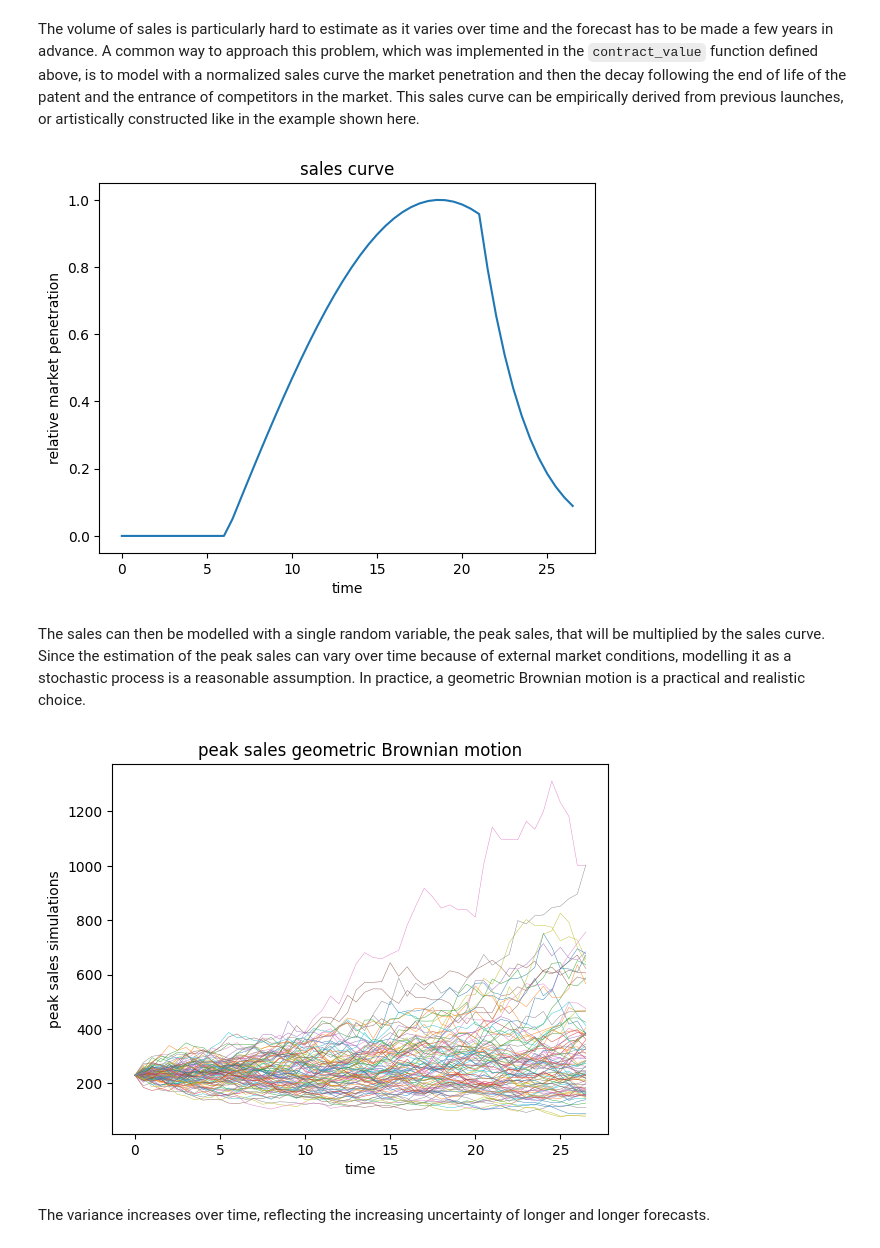
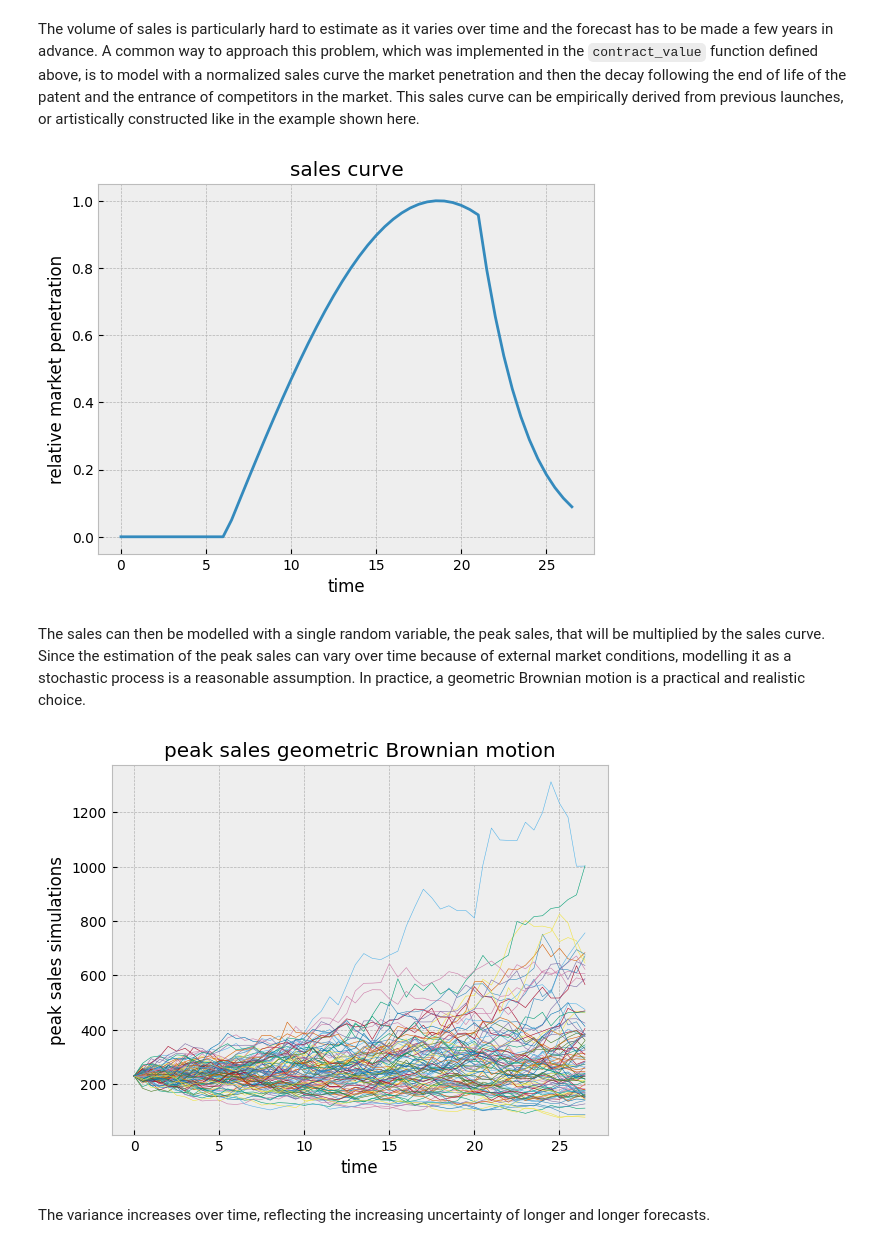
Before and after one commit to ybarmaz/blog, a Jupyter notebook: posts/2023-11-03-Differentiable-programming-for-risk-management-and-decisions.ipynb, the cells around one changed output. Saved outputs shown, nothing was run; the diff lists cells and outputs as text; code cells hidden in the pictures.

```diff
--- a/posts/2023-11-03-Differentiable-programming-for-risk-management-and-decisions.ipynb
+++ b/posts/2023-11-03-Differentiable-programming-for-risk-management-and-decisions.ipynb
@@ -15,9 +39,12 @@ $$
 
 which should be straightforward to compute in a differentiable programming library such as JAX through the application of the `grad` operator.
 # %%
+#| echo: false
+#| output: false
 from jax import grad, random
 import jax.numpy as jnp
 import matplotlib.pyplot as plt
+plt.style.use('bmh')
 import pandas as pd
 import seaborn as sns
 
@@ -101,6 +133,7 @@ df
 # %% [markdown]
 The volume of sales is particularly hard to estimate as it varies over time and the forecast has to be made a few years in advance. A common way to approach this problem, which was implemented in the `contract_value` function defined above, is to model with a normalized sales curve the market penetration and then the decay following the end of life of the patent and the entrance of competitors in the market. This sales curve can be empirically derived from previous launches, or artistically constructed like in the example shown here.
 # %%
+#| echo: false
 year = jnp.arange(1, 42)/2
 discount = .15
 
@@ -115,34 +148,35 @@ plt.ylabel('relative market penetration')
 plt.title('sales curve')
 plt.show()
 # %% [output]
-[figure, old version]
+[figure, new version]
 # %% [markdown]
 The sales can then be modelled with a single random variable, the peak sales, that will be multiplied by the sales curve. Since the estimation of the peak sales can vary over time because of external market conditions, modelling it as a stochastic process is a reasonable assumption. In practice, a geometric Brownian motion is a practical and realistic choice.
 # %%
+#| echo: false
 key = random.PRNGKey(0)
 
 growth = .01
 volatility = .10
 time_step = .5
 
-peak_sales_estimate = 230
+peak_sales_estimate = 230.
 
 brownian_motion = tfd.MarkovChain(
     initial_state_prior=tfd.Deterministic(0.),
     transition_fn=lambda _, x: tfd.Normal(loc=x + (growth - volatility**2/2) * time_step, scale=volatility*jnp.sqrt(time_step)),
     num_steps=54,
     name='brownian_motion')
 
 bms = brownian_motion.sample(10000, seed=key)
 
 for i in range(100):
-    plt.plot(time, peak_sales_estimate * jnp.exp(bms[i]), linewidth=0.3)
+    plt.plot(time, peak_sales_estimate * jnp.exp(bms[i]), linewidth=0.4)
 plt.xlabel('time')
 plt.ylabel('peak sales simulations')
 plt.title('peak sales geometric Brownian motion')
 plt.show()
 # %% [output]
-[figure, old version]
+[figure, new version]
 # %% [markdown]
 The variance increases over time, reflecting the increasing uncertainty of longer and longer forecasts.
 # %%
```
Also changed, not shown: parts of 20 cells of this notebook.
